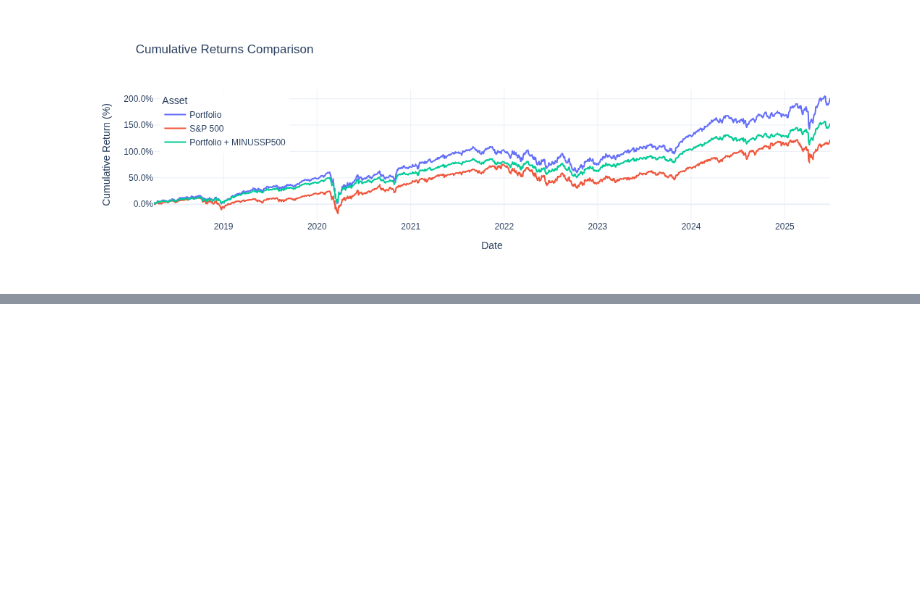
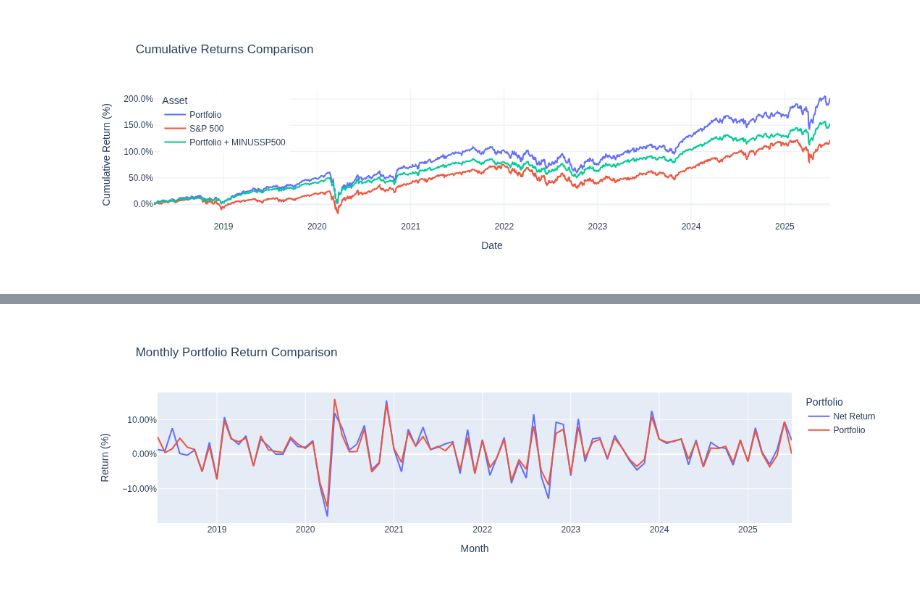
Before and after one commit to Tim-Chen-Xuetao/finance, a Jupyter notebook: notebook/tci_portfolio_analysis_2018_q1_2025_q2.ipynb, the cells around one changed output, grey strips where cells are left out. Drawn from its saved outputs; the diff is of its cells as text; code cells hidden in the pictures; blank space fills up the shorter version.

Commit message:
added calculated and given monthly return comparision

```diff
--- a/notebook/tci_portfolio_analysis_2018_q1_2025_q2.ipynb
+++ b/notebook/tci_portfolio_analysis_2018_q1_2025_q2.ipynb
@@ -1014,0 +1045,6 @@ plot_cumulative_returns(results_df_minus_sp500['Portfolio'], results_df_minus_sp
+# %%
+start_period = pd.Period('2018-04', freq='M')
+end_period = pd.Period('2025-06', freq='M')
+historical_monthly_df = historical_monthly_df.loc[historical_monthly_df.index >= start_period]
+historical_monthly_df = historical_monthly_df.loc[end_period >= historical_monthly_df.index]
+historical_monthly_df
@@ -1014,0 +1065,36 @@ plot_cumulative_returns(results_df_minus_sp500['Portfolio'], results_df_minus_sp
+# %%
+def calculate_monthly_returns(daily_return_df: pd.DataFrame) -> pd.DataFrame:
+    """
+    Calculates the compounded monthly return from a DataFrame of daily returns.
+
+    The monthly return is calculated by compounding the daily returns within each
+    calendar month: R_monthly = Product(1 + r_daily) - 1.
+
+    Args:
+        daily_return_df: A pandas DataFrame with a DatetimeIndex and one or
+                         more columns representing daily returns (e.g., 'Portfolio').
+
+    Returns:
+        A pandas DataFrame with a PeriodIndex ('M' for monthly) containing the
+        compounded monthly returns.
+    """
+    # 1. Add 1 to daily returns to get the cumulative multiplier for each day.
+    compounded_daily = daily_return_df.copy() + 1.0
+
+    # 2. Group the daily compounded returns by month (PeriodIndex).
+    monthly_groups = compounded_daily.groupby(compounded_daily.index.to_period('M'))
+
+    # 3. Calculate the product of the compounded daily returns within each month.
+    monthly_multiplier = monthly_groups.prod()
+
+    # 4. Subtract 1 to convert the monthly multiplier back to a compounded return.
+    monthly_return_df = monthly_multiplier - 1.0
+
+    # Rename the index for clarity
+    monthly_return_df.index.name = 'Month'
+
+    return monthly_return_df
+# %%
+daily_df = aligned_data_minus_sp500['Portfolio']
+monthly_return_df = calculate_monthly_returns(daily_df)
+monthly_return_df
@@ -1014,0 +1251,4 @@ plot_cumulative_returns(results_df_minus_sp500['Portfolio'], results_df_minus_sp
+# %%
+plot_monthly_returns(historical_monthly_df, monthly_return_df)
+# %% [output]
+[figure, added]
```
Also changed, not shown: parts of 18 cells of this notebook.
